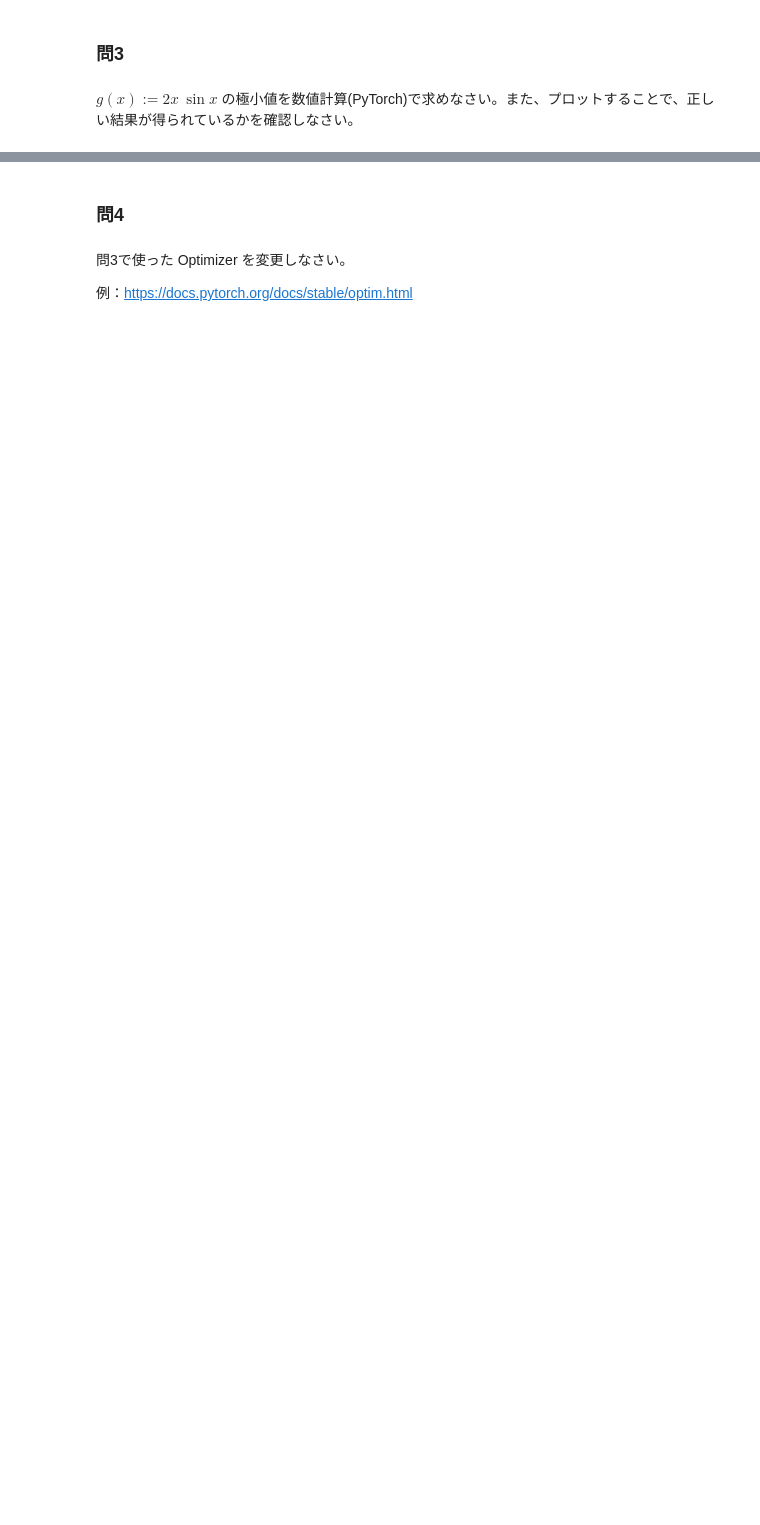
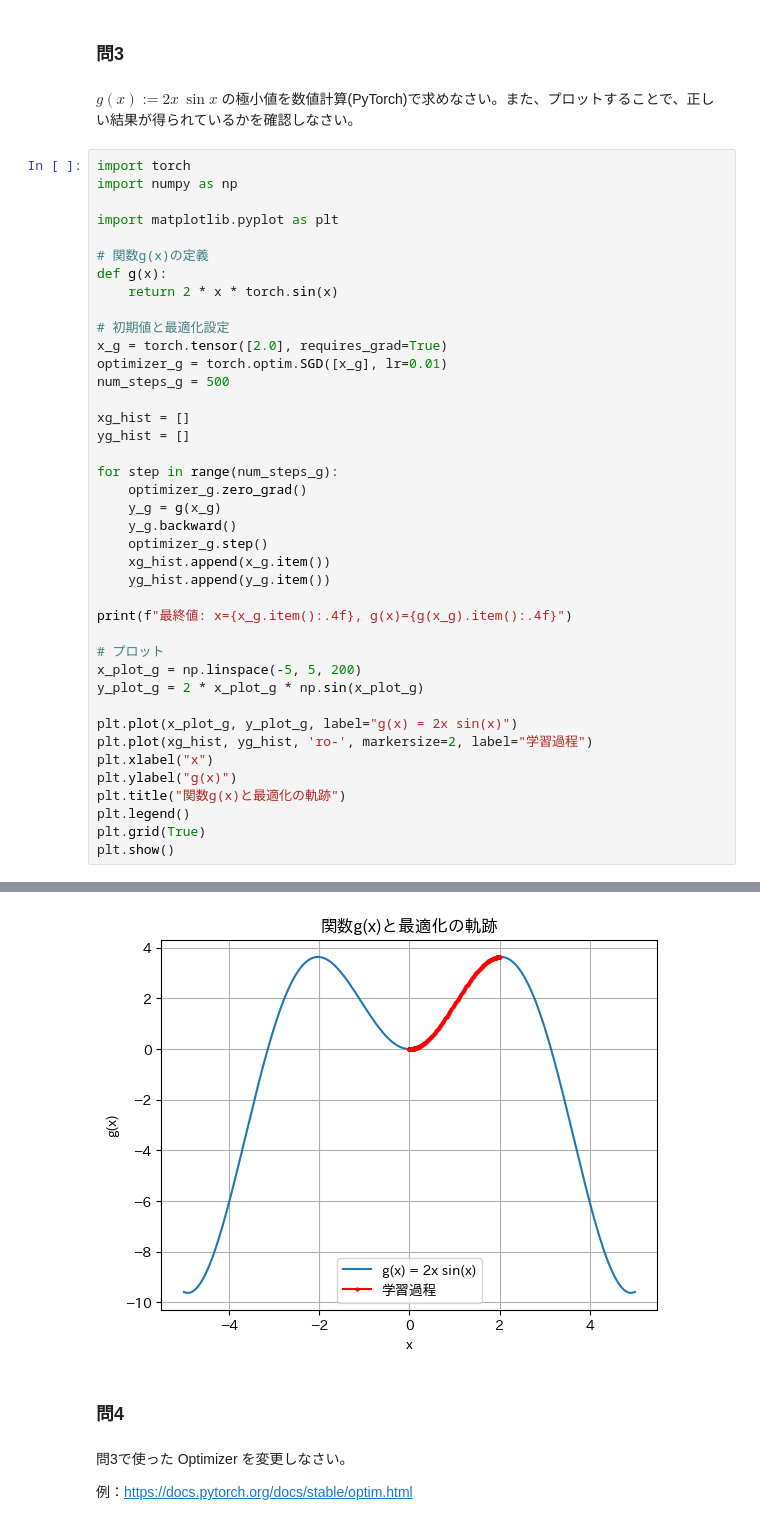
Before and after one commit to OrlyIdeate/deep-learning, a Jupyter notebook: spring_exercise_assignment.ipynb, the cells around one changed output, grey strips where cells are left out. Saved outputs shown, nothing was run; the diff lists cells and outputs as text; blank space fills up the shorter version.

```diff
--- a/spring_exercise_assignment.ipynb
+++ b/spring_exercise_assignment.ipynb
@@ -958,3 +995,44 @@ for step in range(num_steps):
 ### 問3
 # %% [markdown]
 $g(x) := 2x\ \sin{x}$ の極小値を数値計算(PyTorch)で求めなさい。また、プロットすることで、正しい結果が得られているかを確認しなさい。
+# %%
+import torch
+import numpy as np
+
+import matplotlib.pyplot as plt
+
+# 関数g(x)の定義
+def g(x):
+    return 2 * x * torch.sin(x)
+
+# 初期値と最適化設定
+x_g = torch.tensor([2.0], requires_grad=True)
+optimizer_g = torch.optim.SGD([x_g], lr=0.01)
+num_steps_g = 500
+
+xg_hist = []
+yg_hist = []
+
+for step in range(num_steps_g):
+    optimizer_g.zero_grad()
+    y_g = g(x_g)
+    y_g.backward()
+    optimizer_g.step()
+    xg_hist.append(x_g.item())
+    yg_hist.append(y_g.item())
+
+print(f"最終値: x={x_g.item():.4f}, g(x)={g(x_g).item():.4f}")
+
+# プロット
+x_plot_g = np.linspace(-5, 5, 200)
+y_plot_g = 2 * x_plot_g * np.sin(x_plot_g)
+
+plt.plot(x_plot_g, y_plot_g, label="g(x) = 2x sin(x)")
+plt.plot(xg_hist, yg_hist, 'ro-', markersize=2, label="学習過程")
+plt.xlabel("x")
+plt.ylabel("g(x)")
+plt.title("関数g(x)と最適化の軌跡")
+plt.legend()
+plt.grid(True)
+plt.show()
+# %% [output]
@@ -961,3 +1040,4 @@ $g(x) := 2x\ \sin{x}$ の極小値を数値計算(PyTorch)で求めなさい。
+[figure, added]
 # %% [markdown]
 ### 問4
 # %% [markdown]
```
Also changed, not shown: parts of 41 cells of this notebook.
